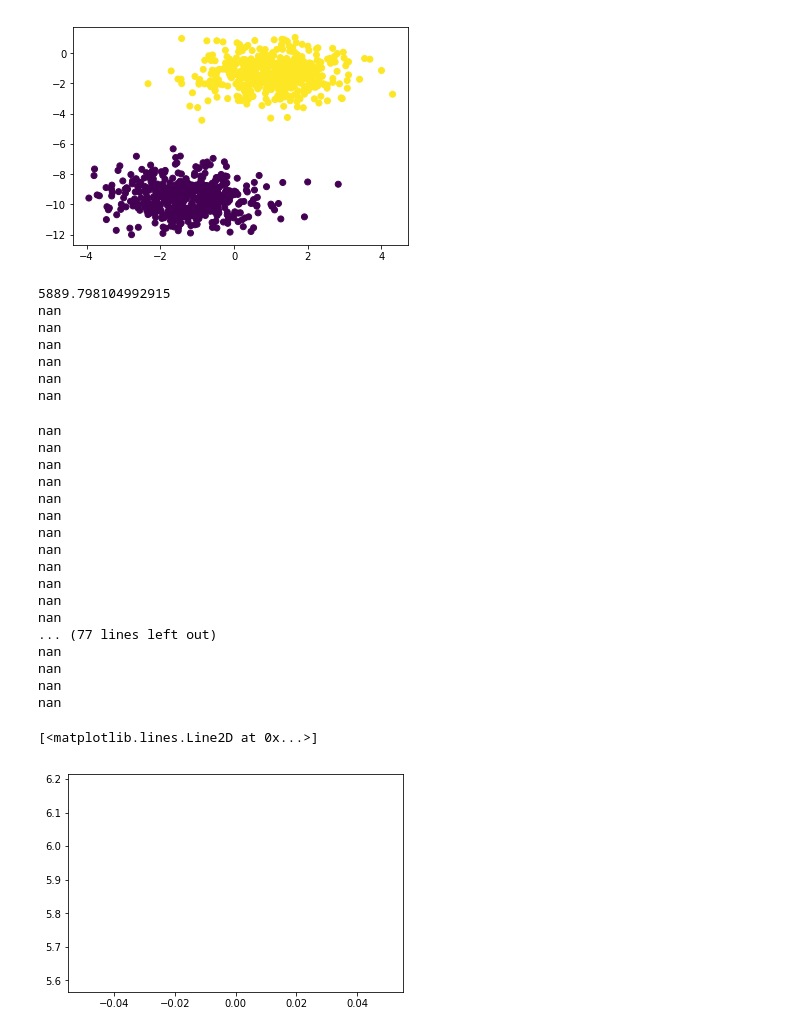
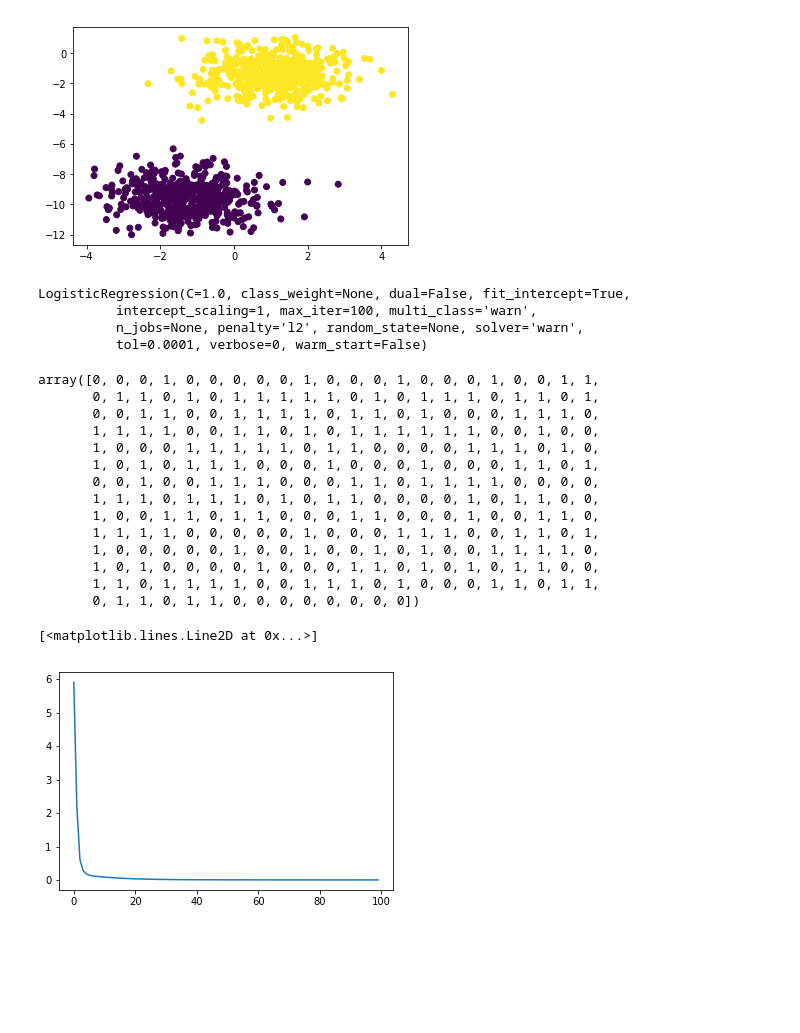
Before and after one commit to coding-blocks-archives/ML-Noida-2019-Jan-Morning, a Jupyter notebook: lecture_9/Logistic Reg.ipynb, the cells around one changed output. Cells and saved outputs as stored; diff of their text form; code cells hidden in the pictures; blank space fills up the shorter version.

```diff
--- a/lecture_9/Logistic Reg.ipynb
+++ b/lecture_9/Logistic Reg.ipynb
@@ -5,10 +8,38 @@ from sklearn.datasets import make_blobs
 # %%
 X, Y = make_blobs(n_samples=1000, n_features=2, centers=2, random_state=2)
+
+X_train, X_test, y_train, y_test = train_test_split(X, Y, test_size=0.3, random_state=42)
 # %%
 plt.scatter(X[:, 0], X[:, 1], c = Y)
 # %% [output]
 <matplotlib.collections.PathCollection at 0x...>
 [figure]
+# %%
+model = LogisticRegression()
+# %%
+model.fit(X_train, y_train)
+# %% [output]
+LogisticRegression(C=1.0, class_weight=None, dual=False, fit_intercept=True,
+          intercept_scaling=1, max_iter=100, multi_class='warn',
+          n_jobs=None, penalty='l2', random_state=None, solver='warn',
+          tol=0.0001, verbose=0, warm_start=False)
+# %%
+model.predict(X_test)
+# %% [output]
+array([0, 0, 0, 1, 0, 0, 0, 0, 0, 1, 0, 0, 0, 1, 0, 0, 0, 1, 0, 0, 1, 1,
+       0, 1, 1, 0, 1, 0, 1, 1, 1, 1, 1, 0, 1, 0, 1, 1, 1, 0, 1, 1, 0, 1,
+       0, 0, 1, 1, 0, 0, 1, 1, 1, 1, 0, 1, 1, 0, 1, 0, 0, 0, 1, 1, 1, 0,
+       1, 1, 1, 1, 0, 0, 1, 1, 0, 1, 0, 1, 1, 1, 1, 1, 1, 0, 0, 1, 0, 0,
+       1, 0, 0, 0, 1, 1, 1, 1, 1, 0, 1, 1, 0, 0, 0, 0, 1, 1, 1, 0, 1, 0,
+       1, 0, 1, 0, 1, 1, 1, 0, 0, 0, 1, 0, 0, 0, 1, 0, 0, 0, 1, 1, 0, 1,
+       0, 0, 1, 0, 0, 1, 1, 1, 0, 0, 0, 1, 1, 0, 1, 1, 1, 1, 0, 0, 0, 0,
+       1, 1, 1, 0, 1, 1, 1, 0, 1, 0, 1, 1, 0, 0, 0, 0, 1, 0, 1, 1, 0, 0,
+       1, 0, 0, 1, 1, 0, 1, 1, 0, 0, 0, 1, 1, 0, 0, 0, 1, 0, 0, 1, 1, 0,
+       1, 1, 1, 1, 0, 0, 0, 0, 0, 1, 0, 0, 0, 1, 1, 1, 0, 0, 1, 1, 0, 1,
+       1, 0, 0, 0, 0, 0, 1, 0, 0, 1, 0, 0, 1, 0, 1, 0, 0, 1, 1, 1, 1, 0,
+       1, 0, 1, 0, 0, 0, 0, 1, 0, 0, 0, 1, 1, 0, 1, 0, 1, 0, 1, 1, 0, 0,
+       1, 1, 0, 1, 1, 1, 1, 0, 0, 1, 1, 1, 0, 1, 0, 0, 0, 1, 1, 0, 1, 1,
+       0, 1, 1, 0, 1, 1, 0, 0, 0, 0, 0, 0, 0, 0])
 # %%
 def sigmoid(z):
     return 1 / ( 1 + np.exp(-z))
@@ -61,10 +92,6 @@ class LogisticRegression:
 
             log_like +=  (first + second)
 
-        self.lr = - ( .1 + log_like)
-
-        print(self.lr)
-
         return - log_like
 
     def run(self):
@@ -76,38 +103,29 @@ class LogisticRegression:
             losses.append(self.loss() / self.X_train.shape[0])
 
         return losses
+
+    def predict(self, sample):
+
+        sample = self.process(sample)
+
+        res = []
+
+        for d in sample:
+            value = hypothesis(d, self.theta)
+            if value > .5:
+                res.append(1)
+            else:
+                res.append(0)
+
+        return res
 # %%
-model = LogisticRegression(X, Y, 5, 100)
+model = LogisticRegression(X_train, y_train, 5, 100)
 losses = model.run()
 
 plt.plot(losses)
 # %% [output]
-5889.798104992915
-nan
-nan
-nan
-nan
-nan
-nan
+[<matplotlib.lines.Line2D at 0x...>]
-nan
-nan
-nan
-nan
-nan
-nan
-nan
-nan
-nan
-nan
-nan
-nan
-... (77 lines left out)
-nan
-nan
-nan
-nan
-[<matplotlib.lines.Line2D at 0x...>]
-[figure, old version]
+[figure, new version]
 # %%
 x1 = [-10, 10]
 x2 = []
```
Also changed, not shown: parts of 3 cells of this notebook.
